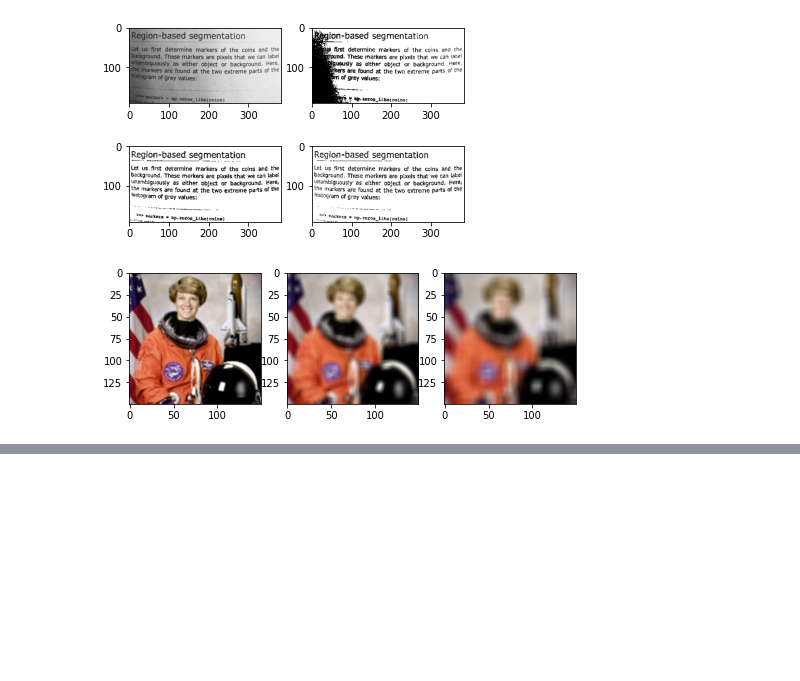
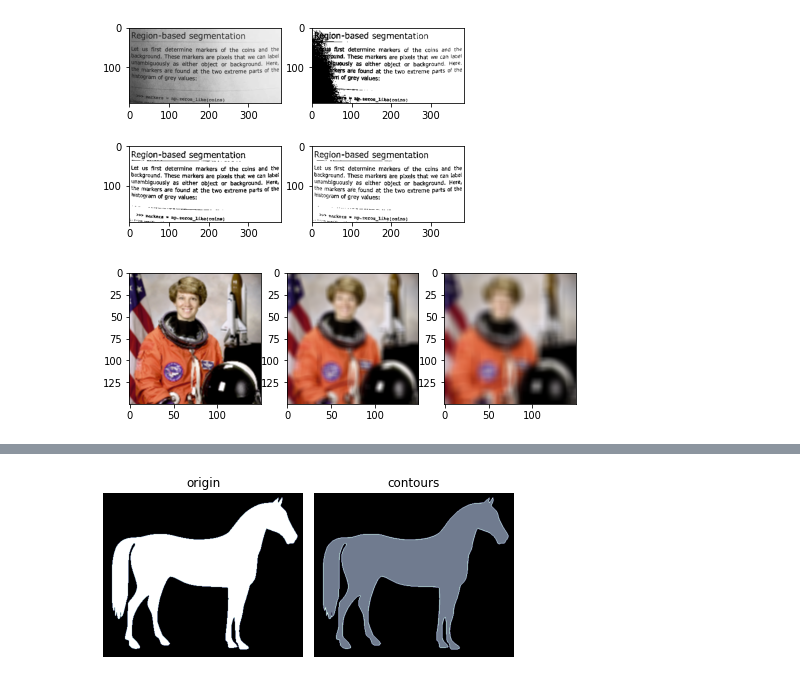
Before and after one commit to chi-hun/datascienceschool, a Jupyter notebook: datascienceschool.ipynb, the cells around one changed output, grey strips where cells are left out. Cells and saved outputs as stored; diff of their text form; code cells hidden in the pictures; blank space fills up the shorter version.

```diff
--- a/datascienceschool.ipynb
+++ b/datascienceschool.ipynb
@@ -801,0 +873,16 @@ plt.show()
+# %%
+image = cv2.drawContours(img, contours, 0, 2)
+
+plt.subplot(1, 2, 1)
+plt.imshow(img_raw, cmap='bone')
+plt.title("origin")
+plt.axis('off')
+
+plt.subplot(1, 2, 2)
+plt.imshow(image, cmap='bone')
+plt.title("contours")
+plt.axis('off')
+plt.tight_layout()
+plt.show()
+# %% [output]
+[figure, added]
```
Also changed, not shown: parts of 4 cells of this notebook.
